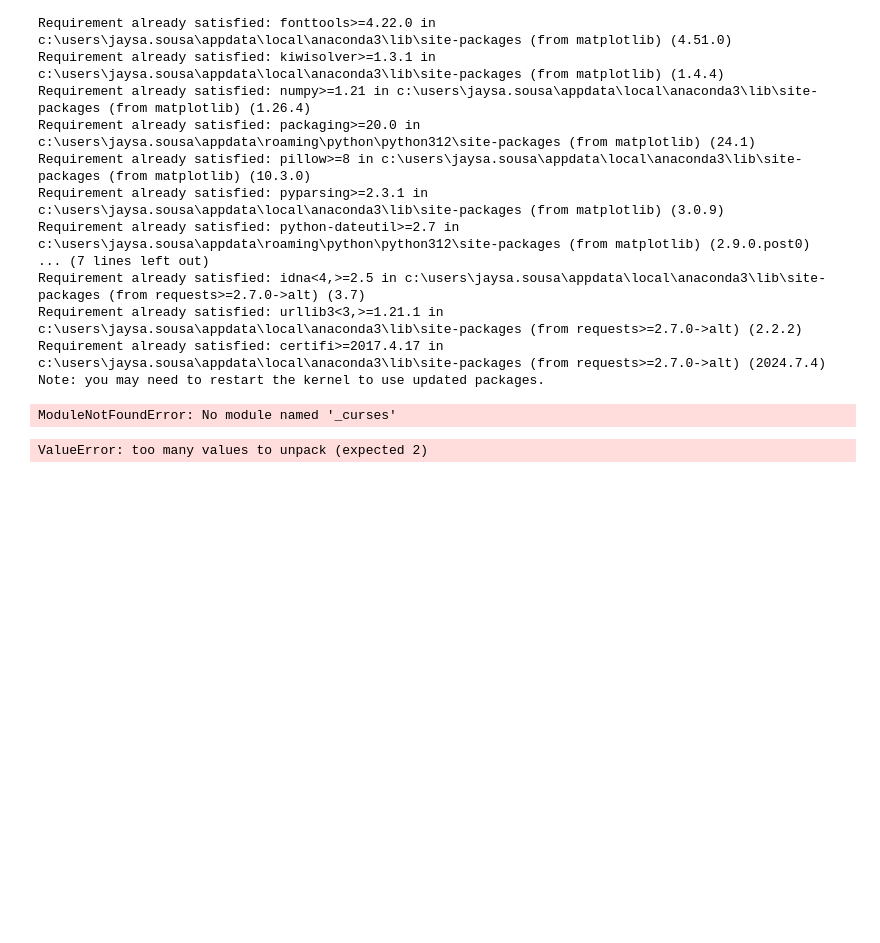
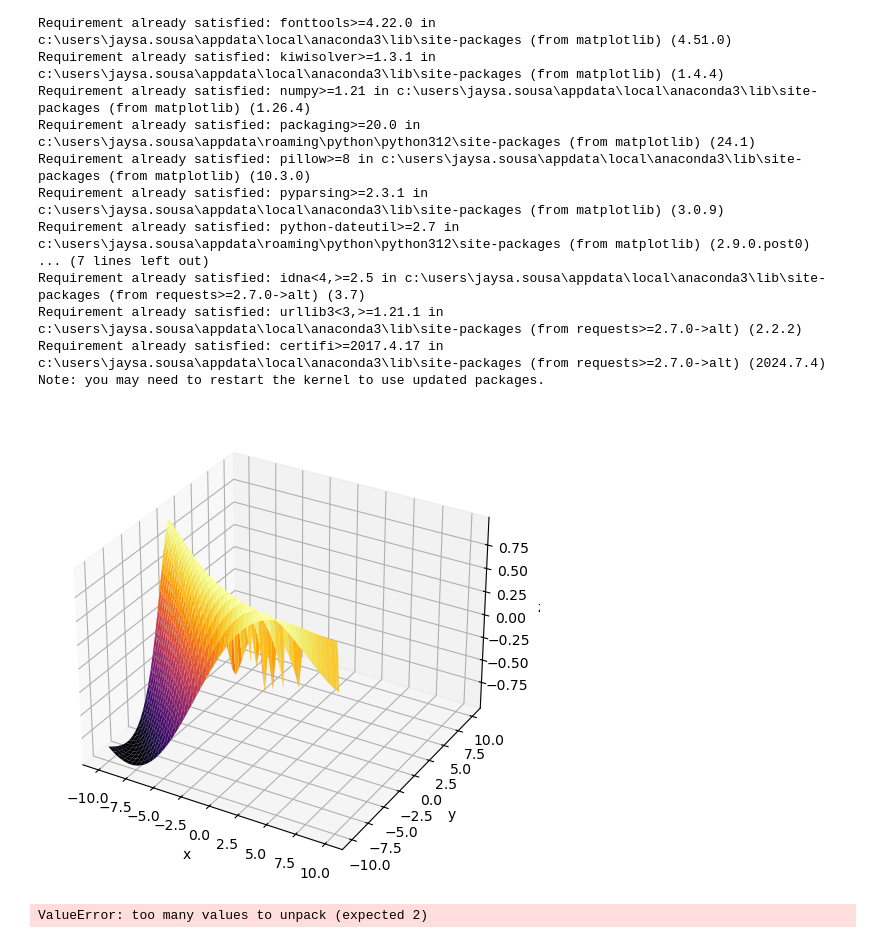
Before and after one commit to el-pitchula/Jupyter-repo, a Jupyter notebook: Graph/3D.ipynb, the cells around one changed output. Saved outputs shown, nothing was run; the diff lists cells and outputs as text; code cells hidden in the pictures; blank space fills up the shorter version.

```diff
--- a/Graph/3D.ipynb
+++ b/Graph/3D.ipynb
@@ -21,31 +21,36 @@ Requirement already satisfied: urllib3<3,>=1.21.1 in c:\users\jaysa.sousa\appdat
 Requirement already satisfied: certifi>=2017.4.17 in c:\users\jaysa.sousa\appdata\local\anaconda3\lib\site-packages (from requests>=2.7.0->alt) (2024.7.4)
 Note: you may need to restart the kernel to use updated packages.
 # %%
-from curses.ascii import *
 import matplotlib.pyplot as plt
-from mpl_toolkits import mplot3d
-import matplotlib.pyplot as fig
-import matplotlib
+from mpl_toolkits.mplot3d import Axes3D
 import numpy as np
 
-# ex = eixo
-ex=fig.axes(projection='3d')
+# Cria uma figura e um eixo 3D
+fig = plt.figure(figsize=(9, 6))
+ex = fig.add_subplot(111, projection='3d')  # Adiciona um subplot 3D
 
-x=np.linspace(-10, 10)
-y=np.linspace(-10, 10)
+# Define os intervalos para x e y
+x = np.linspace(-10, 10, 100)
+y = np.linspace(-10, 10, 100)
 
-X, Y = np.meshgrid(x,y)
+# Cria uma malha de coordenadas X e Y
+X, Y = np.meshgrid(x, y)
+
+# Calcula Z (função matemática)
 Z = np.sin(np.sqrt(-(Y + 47.0) * np.sin(np.sqrt(abs(X/2.0 + (Y + 47.0)))) - X * np.sin(np.sqrt(abs(X - (Y + 47.0))))))
 
-fig= alt.figure(figsize=(9, 6))
+# Plota a superfície 3D
+ex.plot_surface(X, Y, Z, cmap='inferno')
 
-ex.plot_surface(X,Y,Z,cmap='inferno')
-
+# Define os rótulos dos eixos
 ex.set_xlabel('x')
 ex.set_ylabel('y')
 ex.set_zlabel('z')
+
+# Exibe o gráfico
+plt.show()
 # %% [output]
-ModuleNotFoundError: No module named '_curses'
+[figure, added]
 # %%
 import numpy as np
 
```
